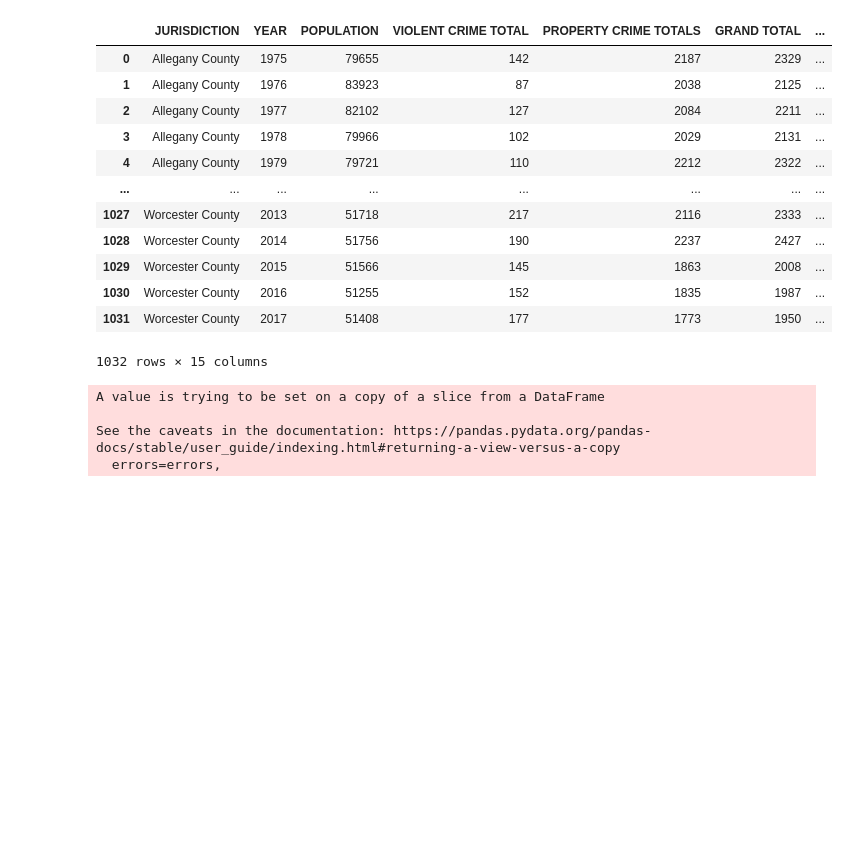
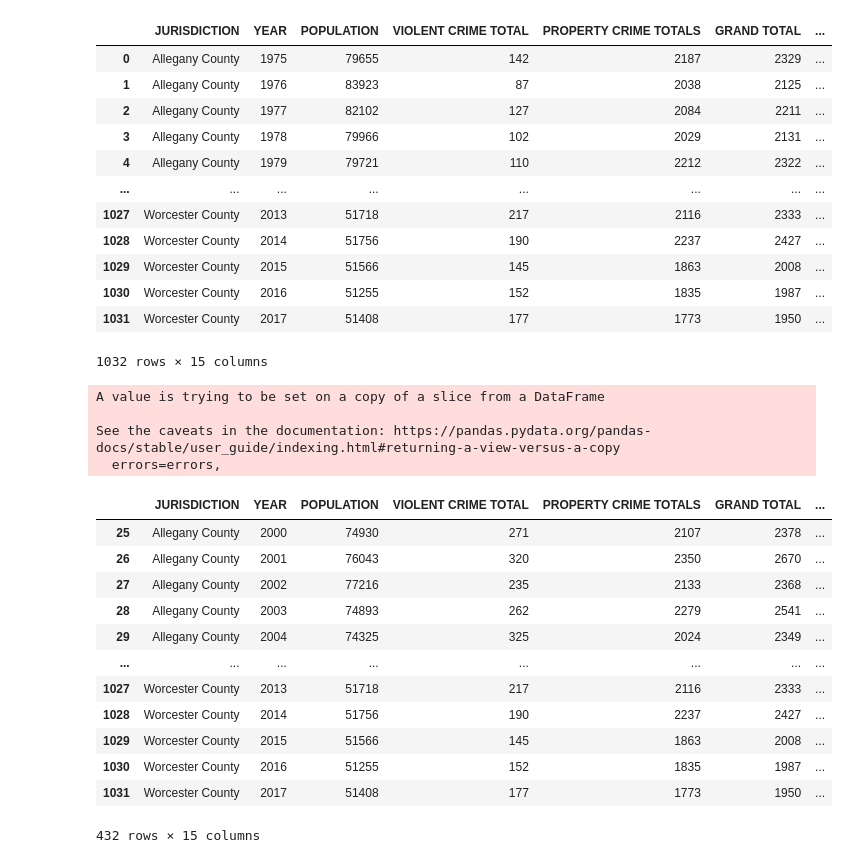
Before and after one commit to ccgrace/ETL_project, a Jupyter notebook: crime_etl.ipynb, the cells around one changed output. Cells and saved outputs as stored; diff of their text form; code cells hidden in the pictures; blank space fills up the shorter version.

Commit message:
crime transform complete

```diff
--- a/crime_etl.ipynb
+++ b/crime_etl.ipynb
@@ -51,10 +51,32 @@ modified_crime_df
 | 1030 | Worcester County | 2016 | 51255 | 152 | 1835 | 1987 | ... |
 | 1031 | Worcester County | 2017 | 51408 | 177 | 1773 | 1950 | ... |
 1032 rows × 15 columns
-# %%
-modified_crime_df.drop(modified_crime_df.index[modified_crime_df['YEAR'] <= 1999], inplace = True)
-# %% [output]
-A value is trying to be set on a copy of a slice from a DataFrame
-
-See the caveats in the documentation: https://pandas.pydata.org/pandas-docs/stable/user_guide/indexing.html#returning-a-view-versus-a-copy
-  errors=errors,
+# %%
+# Create a variable to help clean up the years in the DF
+
+unwanted_years = modified_crime_df[(modified_crime_df['YEAR'] <=1999)].index
+# %%
+# Deletion of years in which we do not want or need data
+
+modified_crime_df.drop(unwanted_years, inplace = True)
+# %% [output]
+A value is trying to be set on a copy of a slice from a DataFrame
+
+See the caveats in the documentation: https://pandas.pydata.org/pandas-docs/stable/user_guide/indexing.html#returning-a-view-versus-a-copy
+  errors=errors,
+# %%
+modified_crime_df
+# %% [output]
+|  | JURISDICTION | YEAR | POPULATION | VIOLENT CRIME TOTAL | PROPERTY CRIME TOTALS | GRAND TOTAL | ... |
+| 25 | Allegany County | 2000 | 74930 | 271 | 2107 | 2378 | ... |
+| 26 | Allegany County | 2001 | 76043 | 320 | 2350 | 2670 | ... |
+| 27 | Allegany County | 2002 | 77216 | 235 | 2133 | 2368 | ... |
+| 28 | Allegany County | 2003 | 74893 | 262 | 2279 | 2541 | ... |
+| 29 | Allegany County | 2004 | 74325 | 325 | 2024 | 2349 | ... |
+| ... | ... | ... | ... | ... | ... | ... | ... |
+| 1027 | Worcester County | 2013 | 51718 | 217 | 2116 | 2333 | ... |
+| 1028 | Worcester County | 2014 | 51756 | 190 | 2237 | 2427 | ... |
+| 1029 | Worcester County | 2015 | 51566 | 145 | 1863 | 2008 | ... |
+| 1030 | Worcester County | 2016 | 51255 | 152 | 1835 | 1987 | ... |
+| 1031 | Worcester County | 2017 | 51408 | 177 | 1773 | 1950 | ... |
+432 rows × 15 columns
```
